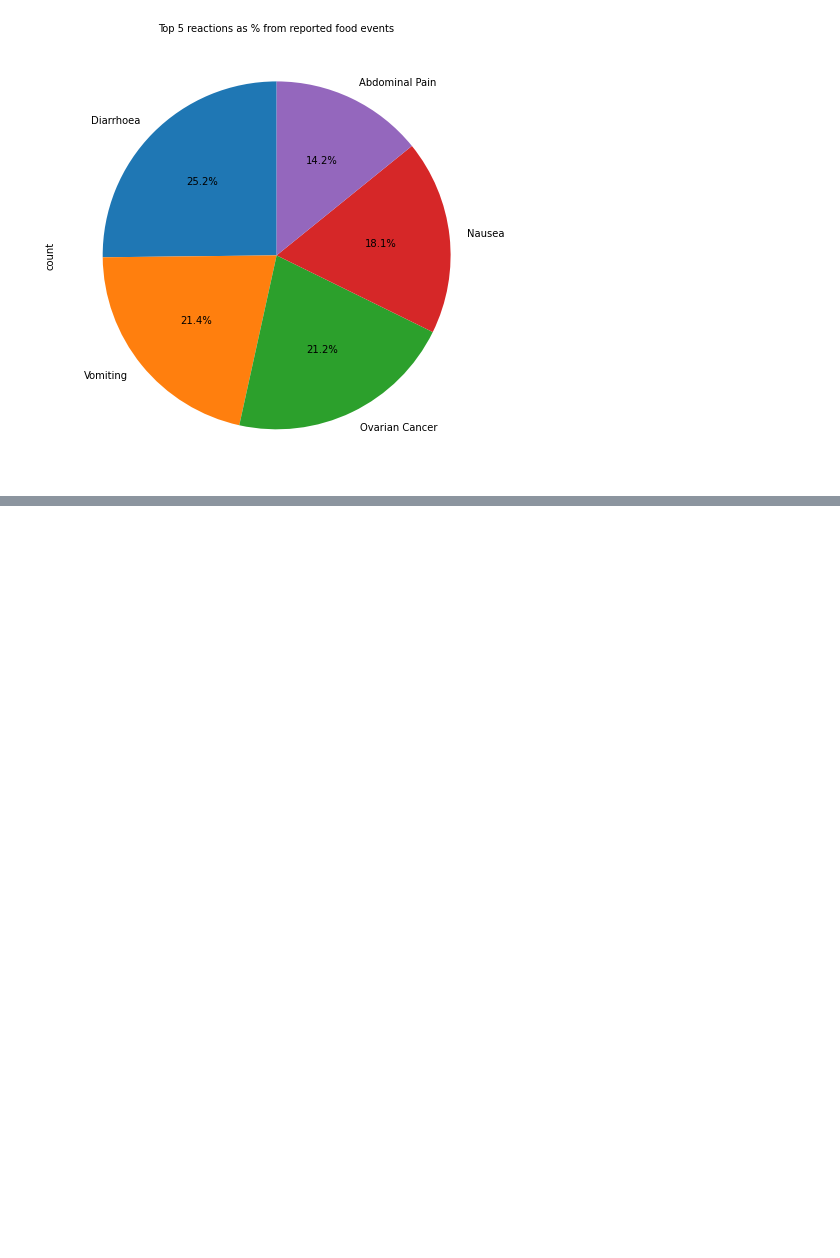
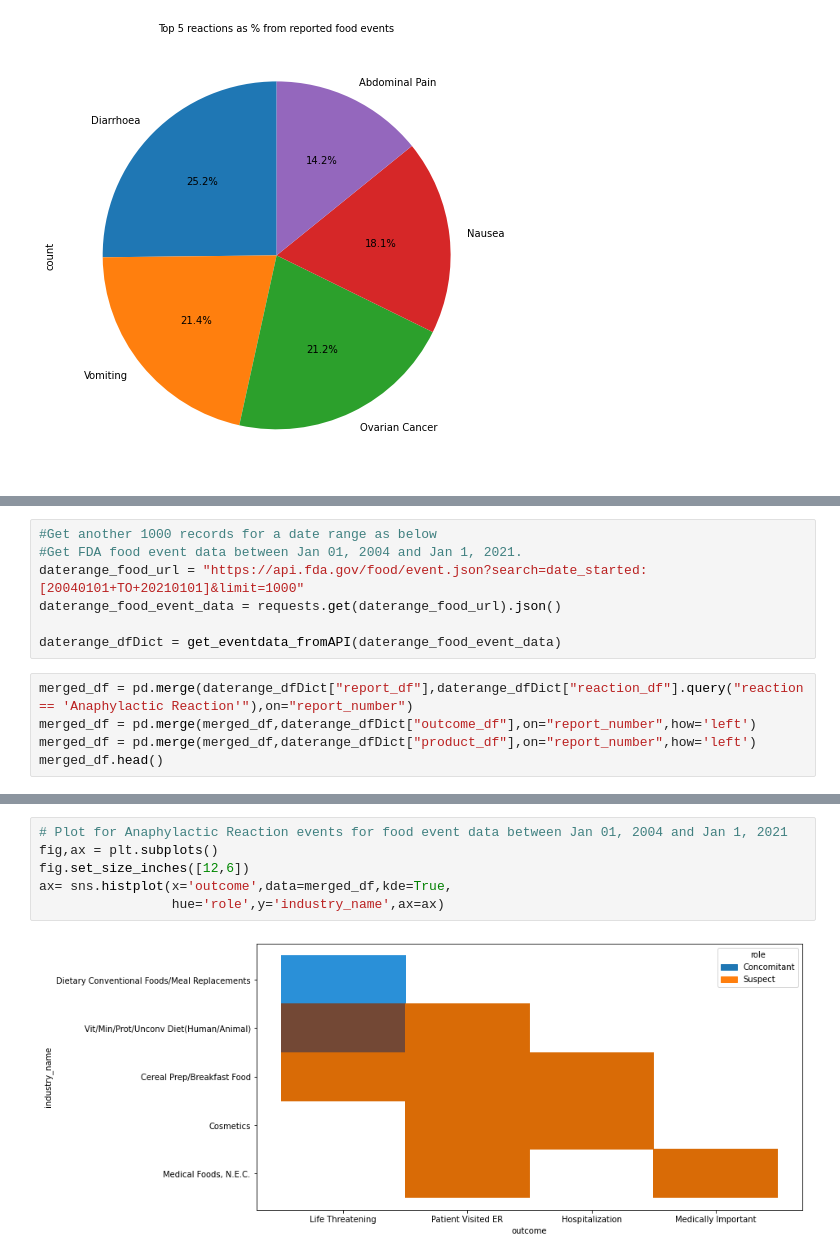
Before and after one commit to rooplaxmidesai/FDA_food, a Jupyter notebook: week_08_homework_project_latest.ipynb, the cells around one changed output, grey strips where cells are left out. Drawn from its saved outputs; the diff is of its cells as text; blank space fills up the shorter version.

Commit message:
updated code and graphs

```diff
--- a/week_08_homework_project_latest.ipynb
+++ b/week_08_homework_project_latest.ipynb
@@ -259,0 +220,12 @@ ax.grid(True)
+# %%
+#Get another 1000 records for a date range as below
+#Get FDA food event data between Jan 01, 2004 and Jan 1, 2021.
+daterange_food_url = "https://api.fda.gov/food/event.json?search=date_started:[20040101+TO+20210101]&limit=1000"
+daterange_food_event_data = requests.get(daterange_food_url).json()
+
+daterange_dfDict = get_eventdata_fromAPI(daterange_food_event_data)
+# %%
+merged_df = pd.merge(daterange_dfDict["report_df"],daterange_dfDict["reaction_df"].query("reaction == 'Anaphylactic Reaction'"),on="report_number")
+merged_df = pd.merge(merged_df,daterange_dfDict["outcome_df"],on="report_number",how='left')
+merged_df = pd.merge(merged_df,daterange_dfDict["product_df"],on="report_number",how='left')
+merged_df.head()
@@ -259,0 +239,8 @@ ax.grid(True)
+# %%
+# Plot for Anaphylactic Reaction events for food event data between Jan 01, 2004 and Jan 1, 2021
+fig,ax = plt.subplots()
+fig.set_size_inches([12,6])
+ax= sns.histplot(x='outcome',data=merged_df,kde=True,
+                 hue='role',y='industry_name',ax=ax)
+# %% [output]
+[figure, added]
```
Also changed, not shown: parts of 23 cells of this notebook.
